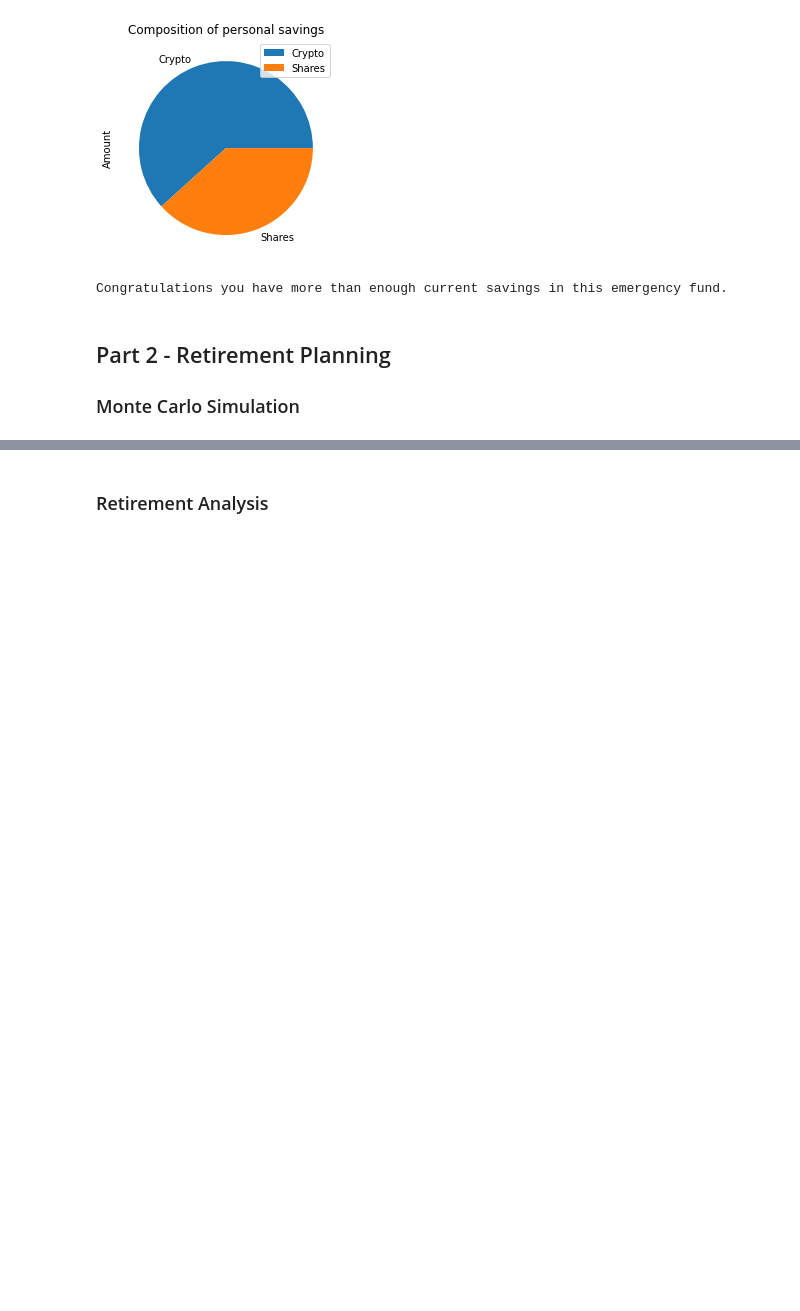
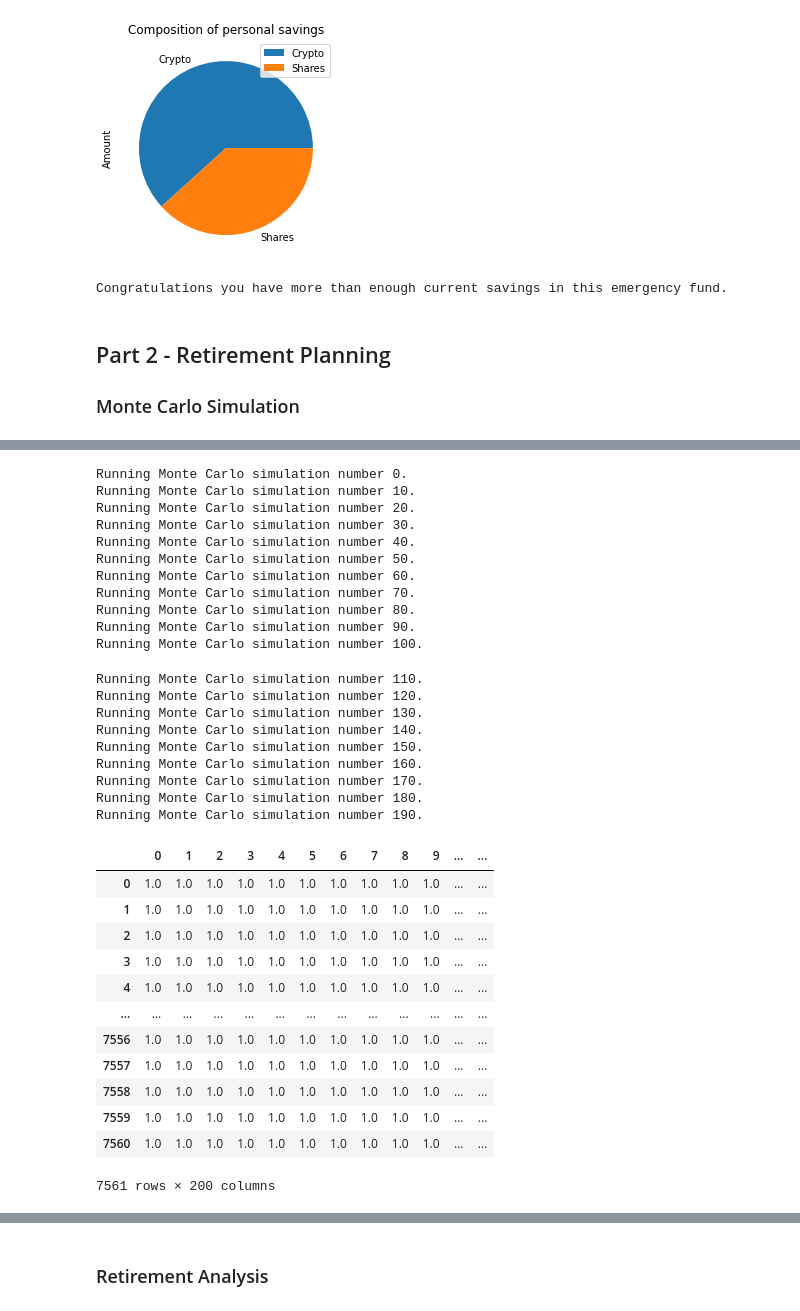
Before and after one commit to Luke-Mac/financial_planning, a Jupyter notebook: financial-planner.ipynb, the cells around one changed output, grey strips where cells are left out. Saved outputs shown, nothing was run; the diff lists cells and outputs as text; code cells hidden in the pictures; blank space fills up the shorter version.

```diff
--- a/financial-planner.ipynb
+++ b/financial-planner.ipynb
@@ -264,3 +303,37 @@ df_stock_data.head()
 # %%
-# Configuring a Monte Carlo simulation to forecast 30 years cumulative returns
-# YOUR CODE HERE!
+# Running a Monte Carlo simulation to forecast 30 years cumulative returns
+MC_thirty_year.calc_cumulative_return()
+# %% [output]
+Running Monte Carlo simulation number 0.
+Running Monte Carlo simulation number 10.
+Running Monte Carlo simulation number 20.
+Running Monte Carlo simulation number 30.
+Running Monte Carlo simulation number 40.
+Running Monte Carlo simulation number 50.
+Running Monte Carlo simulation number 60.
+Running Monte Carlo simulation number 70.
+Running Monte Carlo simulation number 80.
+Running Monte Carlo simulation number 90.
+Running Monte Carlo simulation number 100.
+Running Monte Carlo simulation number 110.
+Running Monte Carlo simulation number 120.
+Running Monte Carlo simulation number 130.
+Running Monte Carlo simulation number 140.
+Running Monte Carlo simulation number 150.
+Running Monte Carlo simulation number 160.
+Running Monte Carlo simulation number 170.
+Running Monte Carlo simulation number 180.
+Running Monte Carlo simulation number 190.
+|  | 0 | 1 | 2 | 3 | 4 | 5 | 6 | 7 | 8 | 9 | ... | ... |
+| 0 | 1.0 | 1.0 | 1.0 | 1.0 | 1.0 | 1.0 | 1.0 | 1.0 | 1.0 | 1.0 | ... | ... |
+| 1 | 1.0 | 1.0 | 1.0 | 1.0 | 1.0 | 1.0 | 1.0 | 1.0 | 1.0 | 1.0 | ... | ... |
+| 2 | 1.0 | 1.0 | 1.0 | 1.0 | 1.0 | 1.0 | 1.0 | 1.0 | 1.0 | 1.0 | ... | ... |
+| 3 | 1.0 | 1.0 | 1.0 | 1.0 | 1.0 | 1.0 | 1.0 | 1.0 | 1.0 | 1.0 | ... | ... |
+| 4 | 1.0 | 1.0 | 1.0 | 1.0 | 1.0 | 1.0 | 1.0 | 1.0 | 1.0 | 1.0 | ... | ... |
+| ... | ... | ... | ... | ... | ... | ... | ... | ... | ... | ... | ... | ... |
+| 7556 | 1.0 | 1.0 | 1.0 | 1.0 | 1.0 | 1.0 | 1.0 | 1.0 | 1.0 | 1.0 | ... | ... |
+| 7557 | 1.0 | 1.0 | 1.0 | 1.0 | 1.0 | 1.0 | 1.0 | 1.0 | 1.0 | 1.0 | ... | ... |
+| 7558 | 1.0 | 1.0 | 1.0 | 1.0 | 1.0 | 1.0 | 1.0 | 1.0 | 1.0 | 1.0 | ... | ... |
+| 7559 | 1.0 | 1.0 | 1.0 | 1.0 | 1.0 | 1.0 | 1.0 | 1.0 | 1.0 | 1.0 | ... | ... |
+| 7560 | 1.0 | 1.0 | 1.0 | 1.0 | 1.0 | 1.0 | 1.0 | 1.0 | 1.0 | 1.0 | ... | ... |
+7561 rows × 200 columns
```
Also changed, not shown: parts of 10 cells of this notebook.
